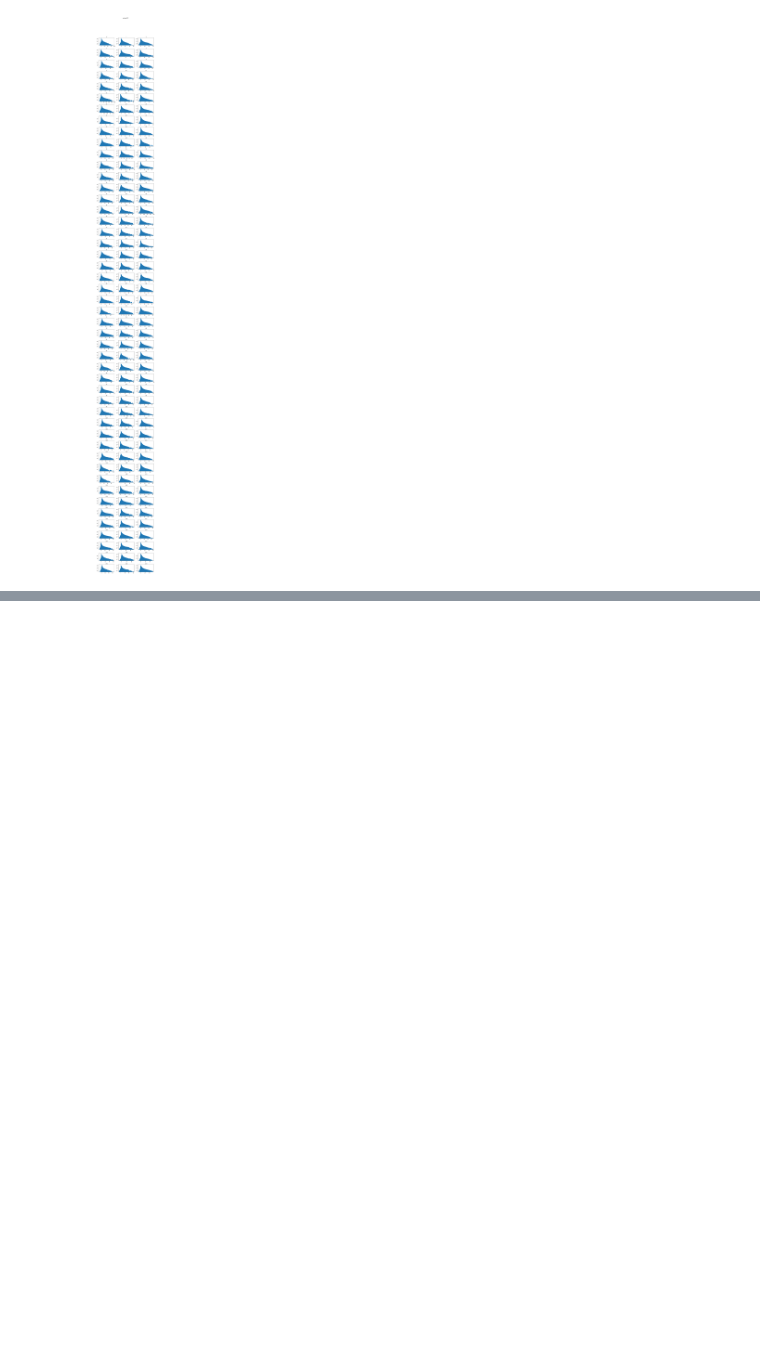
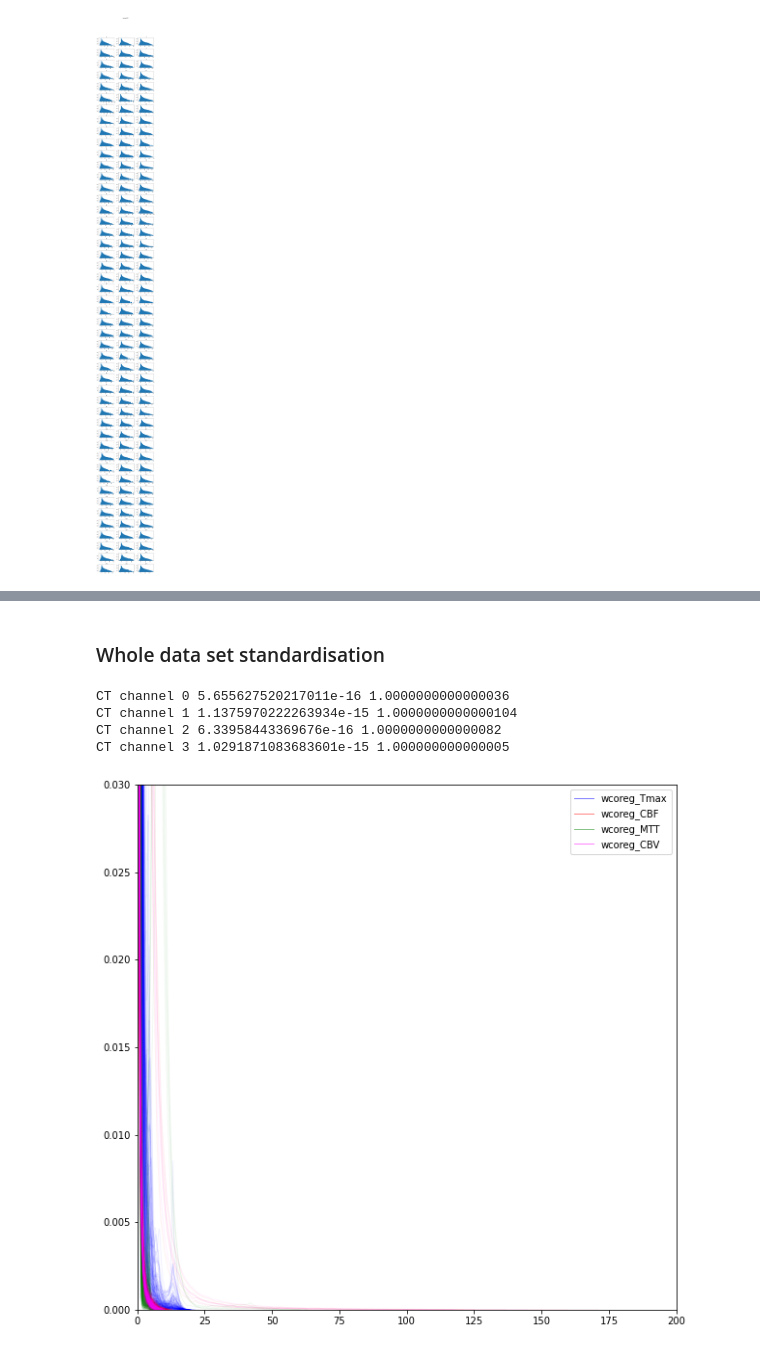
Before and after one commit to JulianKlug/PerfusionCT-Net, a Jupyter notebook: exploration_notebooks/normalisation_exploration.ipynb, the cells around one changed output, grey strips where cells are left out. Saved outputs shown, nothing was run; the diff lists cells and outputs as text; code cells hidden in the pictures; blank space fills up the shorter version.

```diff
--- a/exploration_notebooks/normalisation_exploration.ipynb
+++ b/exploration_notebooks/normalisation_exploration.ipynb
@@ -49,0 +144,32 @@ Original data histograms
+# %% [markdown]
+### Whole data set standardisation
+# %%
+standardize = lambda x: (x - np.mean(x)) / np.std(x)
+# %%
+std_images = np.empty(raw_images.shape)
+for c in range(raw_images.shape[-1]):
+
+    std_images[..., c] = standardize(raw_images[..., c])
+    print('CT channel', c, np.mean(std_images[..., c]), np.std(std_images[..., c]))
+# %% [output]
+CT channel 0 5.655627520217011e-16 1.0000000000000036
+CT channel 1 1.1375970222263934e-15 1.0000000000000104
+CT channel 2 6.33958443369676e-16 1.0000000000000082
+CT channel 3 1.0291871083683601e-15 1.000000000000005
+# %%
+fig = plt.figure(figsize=(10,10))
+axis = fig.add_subplot(1, 1, 1)
+n_subj, n_x, n_y, n_z, n_c = std_images.shape
+color_scheme = ['blue', 'red', 'green', 'magenta']
+ct_sequences = params.item()['ct_sequences']
+
+for index, (channel, color, label) in enumerate(zip(range(n_c), color_scheme, ct_sequences)):
+    plot_dataset_histogram(std_images[:, ..., channel], num_positions=100, color=color, mask_zero=True, axis=axis,
+                           dataset_label=label)
+axis.set_xlim(0, 200)
+axis.set_ylim(0, 0.03)
+leg = axis.legend()
+for lh in leg.legendHandles:
+    lh.set_alpha(0.5)
+# %% [output]
+[figure, added]
```
Also changed, not shown: parts of 16 cells of this notebook, 1 other file.
